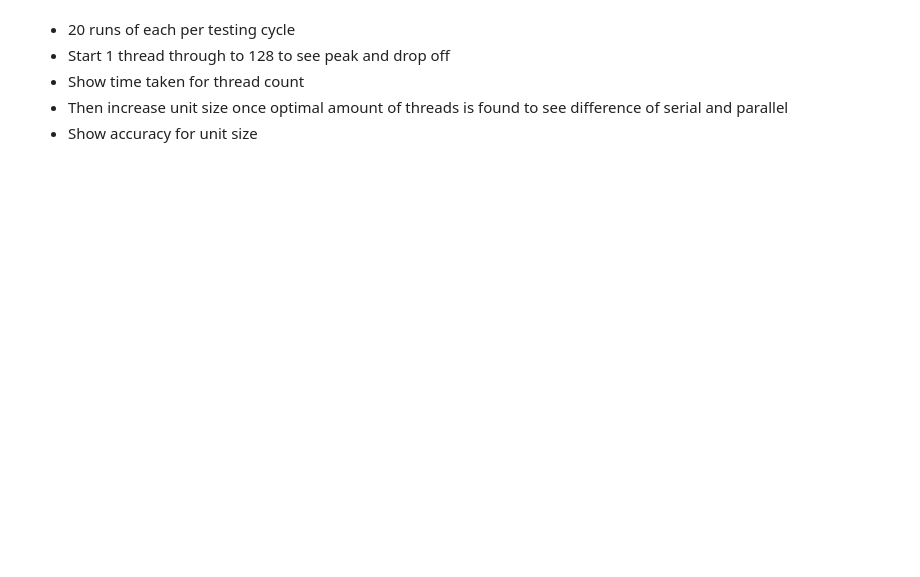
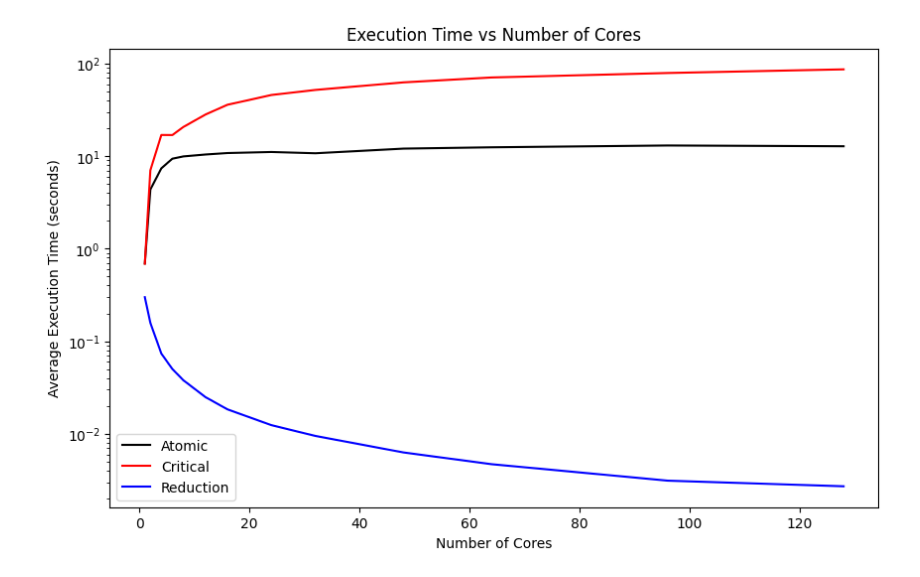
Before and after one commit to F1-uxy/CS-431, a Jupyter notebook: homework01/analysis.ipynb, the cells around one changed output. Cells and saved outputs as stored; diff of their text form; code cells hidden in the pictures; blank space fills up the shorter version.

```diff
--- a/homework01/analysis.ipynb
+++ b/homework01/analysis.ipynb
@@ -1,9 +1,3 @@
-# %% [markdown]
-- 20 runs of each per testing cycle
-- Start 1 thread through to 128 to see peak and drop off
-- Show time taken for thread count
-- Then increase unit size once optimal amount of threads is found to see difference of serial and parallel
-- Show accuracy for unit size
 # %%
 import matplotlib.pyplot as plt
 import numpy as np
@@ -70,0 +53,45 @@ def plot_execution_times(pairs):
+# %%
+folder_path = 'data/atomic-results'
+pairs = []
+
+plt.figure(figsize=(10, 6))
+plt.xlabel('Number of Cores')
+plt.ylabel('Average Execution Time (seconds)')
+plt.yscale('log')
+
+plt.title('Execution Time vs Number of Cores')
+
+for filename in os.listdir(folder_path):
+    if os.path.isfile(os.path.join(folder_path, filename)):
+        df = generateDataFrames("data/atomic-results/" + filename)
+        filterData(df)
+        pair = (filename.split(".")[0], df["time_circle_area"].mean())
+        pairs.append(pair)
+
+add_execution_times(pairs, "Atomic", "black")
+
+folder_path = 'data/critical-results'
+pairs = []
+
+for filename in os.listdir(folder_path):
+    if os.path.isfile(os.path.join(folder_path, filename)):
+        df = generateDataFrames("data/critical-results/" + filename)
+        filterData(df)
+        pair = (filename.split(".")[0], df["time_circle_area"].mean())
+        pairs.append(pair)
+
+add_execution_times(pairs, "Critical", "red")
+
+folder_path = 'data/100-million-results'
+pairs = []
+
+for filename in os.listdir(folder_path):
+    if os.path.isfile(os.path.join(folder_path, filename)):
+        df = generateDataFrames("data/100-million-results/" + filename)
+        filterData(df)
+        pair = (filename.split(".")[0], df["time_circle_area"].mean())
+        pairs.append(pair)
+
+add_execution_times(pairs, "Reduction", "blue")
+# %% [output]
+[figure, added]
```
Also changed, not shown: parts of 5 cells of this notebook, 11 other files.
